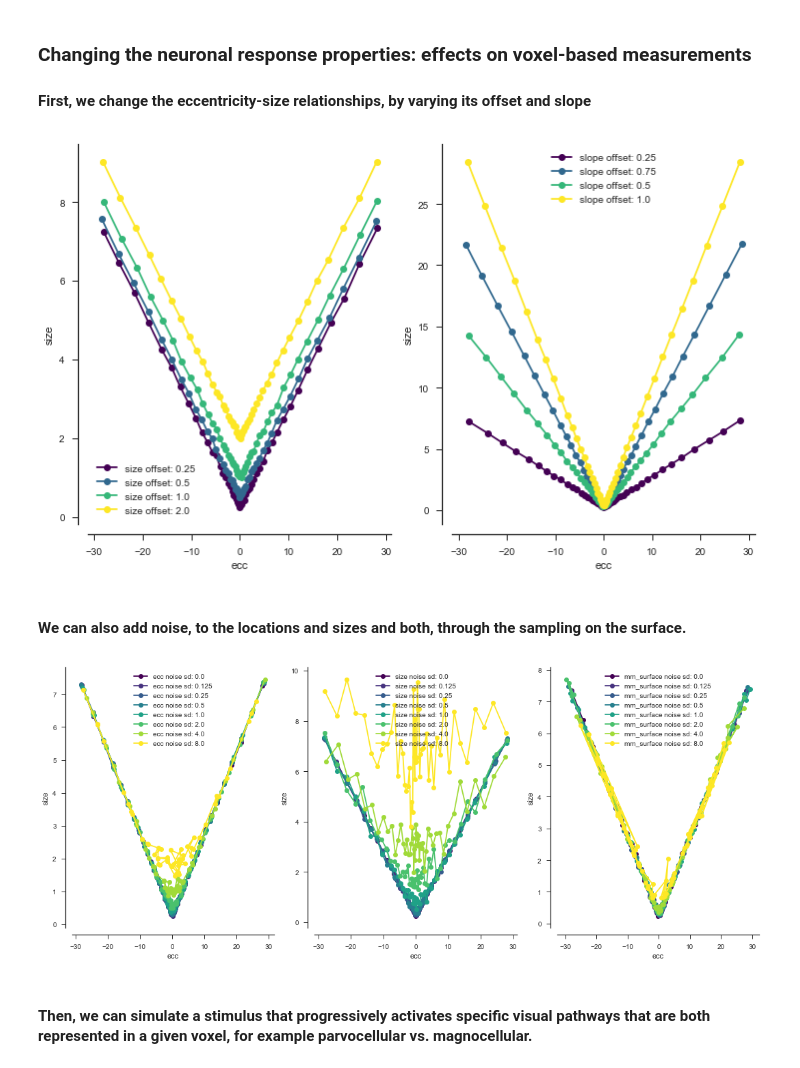
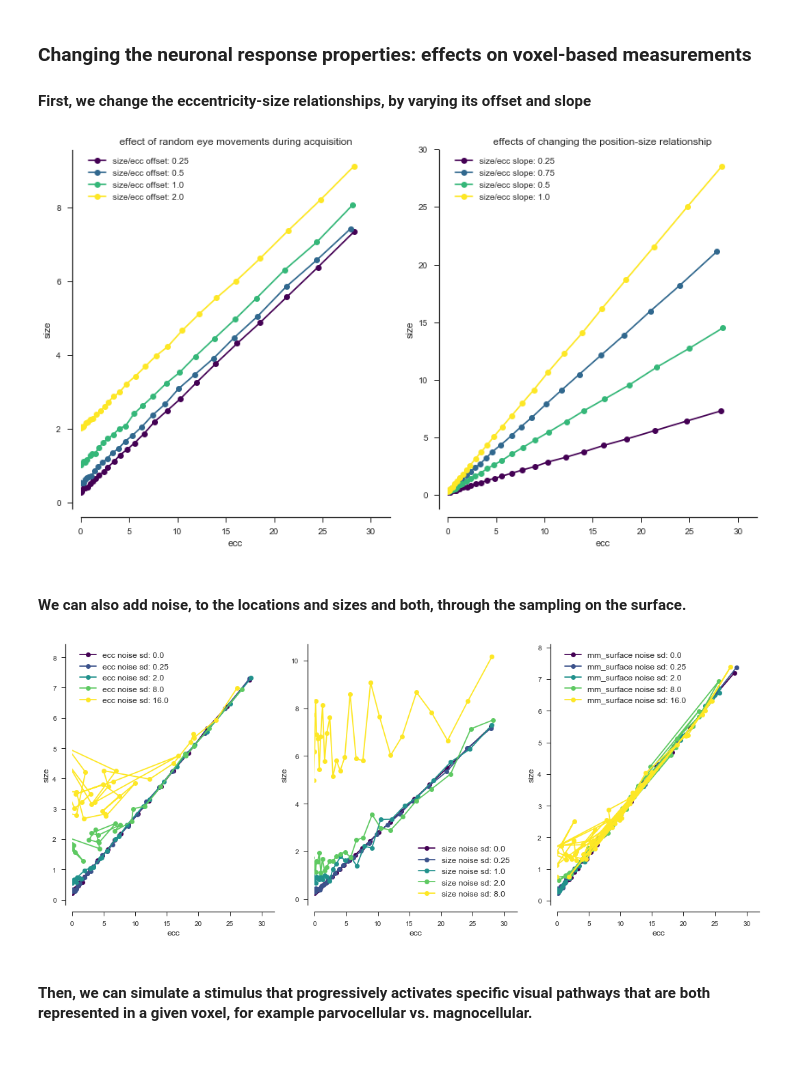
Before and after one commit to spinoza-centre/prf_simulations, a Jupyter notebook: prf_simulations.ipynb, the cells around one changed output. Saved outputs shown, nothing was run; the diff lists cells and outputs as text; code cells hidden in the pictures.

Commit message:
updated pdfs and visualization

```diff
--- a/prf_simulations.ipynb
+++ b/prf_simulations.ipynb
@@ -84,76 +87,90 @@ def gauss_AF_neurons(neurons, ecc_AF=0.0, size_AF=1.0):
 # %%
 size_offsets = [0.25,0.5,1.0,2.0]
 col = pl.cm.viridis(np.linspace(0,1,len(size_offsets)))
 
 f = pl.figure(figsize=(12,7))
 s = f.add_subplot(121)
 s.set_ylabel('size')
 s.set_xlabel('ecc')
-for i, s in enumerate(size_offsets):
-    mean_df = neurons_to_voxels(create_neurons(neuron_ecc_size_int=s),
+s.set_title('effect of random eye movements during acquisition')
+for i, so in enumerate(size_offsets):
+    mean_df = neurons_to_voxels(create_neurons(neuron_ecc_size_int=so),
                                 voxel_size=voxel_size, binning_column='mm_from_fovea')
-    pl.plot(mean_df['ecc'], mean_df['size'], c = col[i], marker = 'o', label = 'size offset: ' + str(s))
+    pl.plot(mean_df['ecc'], mean_df['size'], c = col[i], marker = 'o', label = 'size/ecc offset: ' + str(so))
+s.set_xlim([0,32])
 pl.legend()
+
 sn.despine(offset=10)
 
 slope_offsets = [0.25,0.75,0.5,1.0]
 
 # f = pl.figure(figsize=(9,9))
 s = f.add_subplot(122)
 s.set_ylabel('size')
 s.set_xlabel('ecc')
-for i, s in enumerate(slope_offsets):
-    mean_df = neurons_to_voxels(create_neurons(neuron_ecc_size_slope=s),
+s.set_title('effects of changing the position-size relationship')
+for i, so in enumerate(slope_offsets):
+    mean_df = neurons_to_voxels(create_neurons(neuron_ecc_size_slope=so),
                                 voxel_size=voxel_size, binning_column='mm_from_fovea')
-    pl.plot(mean_df['ecc'], mean_df['size'], c = col[i], marker = 'o', label = 'slope offset: ' + str(s))
+    pl.plot(mean_df['ecc'], mean_df['size'], c = col[i], marker = 'o', label = 'size/ecc slope: ' + str(so))
+s.set_xlim([0,32])
 pl.legend()
 sn.despine(offset=10)
+pl.tight_layout()
+pl.savefig('figs/eccen-sizes.pdf')
 # %% [output]
-[figure, old version]
+[figure, new version]
 # %% [markdown]
 #### We can also add noise, to the locations and sizes and both, through the sampling on the surface.
 # %%
-ecc_sds = [0.0, 0.125, 0.25, 0.5, 1.0, 2.0, 4.0, 8.0]
+# plotting pars
+fs = 12
+leg_loc = 1
+
+ecc_sds = [0.0, 0.25, 2.0, 8.0, 16.0]
 col = pl.cm.viridis(np.linspace(0,1,len(ecc_sds)))
 
 f = pl.figure(figsize=(18,7))
 s = f.add_subplot(131)
-s.set_ylabel('size')
-s.set_xlabel('ecc')
-for i, s in enumerate(ecc_sds):
-    mean_df = neurons_to_voxels(create_neurons(neuron_ecc_sd=s),
+s.set_ylabel('size', fontsize=fs)
+s.set_xlabel('ecc', fontsize=fs)
+for i, sd in enumerate(ecc_sds):
+    mean_df = neurons_to_voxels(create_neurons(neuron_ecc_sd=sd),
                                 voxel_size=voxel_size, binning_column='mm_from_fovea')
-    pl.plot(mean_df['ecc'], mean_df['size'], c = col[i], marker = 'o', label = 'ecc noise sd: ' + str(s))
-pl.legend()
+    pl.plot(mean_df['ecc'], mean_df['size'], c = col[i], marker = 'o', label = 'ecc noise sd: ' + str(sd))
+s.set_xlim([0,32])
+pl.legend(fontsize=fs)
 sn.despine(offset=10)
 
-size_sds = [0.0, 0.125, 0.25, 0.5, 1.0, 2.0, 4.0, 8.0]
+size_sds = [0.0, 0.25, 1.0, 2.0, 8.0]
 
 # f = pl.figure(figsize=(9,9))
 s = f.add_subplot(132)
-s.set_ylabel('size')
-s.set_xlabel('ecc')
-for i, s in enumerate(size_sds):
-    mean_df = neurons_to_voxels(create_neurons(neuron_ecc_sd=0, neuron_size_sd=s),
+s.set_ylabel('size', fontsize=fs)
+s.set_xlabel('ecc', fontsize=fs)
+for i, sd in enumerate(size_sds):
+    mean_df = neurons_to_voxels(create_neurons(neuron_ecc_sd=0, neuron_size_sd=sd),
                                 voxel_size=voxel_size, binning_column='mm_from_fovea')
-    pl.plot(mean_df['ecc'], mean_df['size'], c = col[i], marker = 'o', label = 'size noise sd: ' + str(s))
-pl.legend()
+    pl.plot(mean_df['ecc'], mean_df['size'], c = col[i], marker = 'o', label = 'size noise sd: ' + str(sd))
+s.set_xlim([0,32])
+pl.legend(fontsize=fs)
 sn.despine(offset=10)
 
-mm_sds = [0.0, 0.125, 0.25, 0.5, 1.0, 2.0, 4.0, 8.0]
+mm_sds = [0.0, 0.25, 2.0, 8.0, 16.0]
 
 # f = pl.figure(figsize=(9,9))
 s = f.add_subplot(133)
-s.set_ylabel('size')
-s.set_xlabel('ecc')
-for i, s in enumerate(mm_sds):
-    mean_df = neurons_to_voxels(create_neurons(neuron_size_sd=0.25, neuron_mm_from_fovea_sd=s),
+s.set_ylabel('size', fontsize=fs)
+s.set_xlabel('ecc', fontsize=fs)
+for i, sd in enumerate(mm_sds):
+    mean_df = neurons_to_voxels(create_neurons(neuron_size_sd=0.25, neuron_mm_from_fovea_sd=sd),
                                 voxel_size=voxel_size, binning_column='mm_from_fovea')
-    pl.plot(mean_df['ecc'], mean_df['size'], c = col[i], marker = 'o', label = 'mm_surface noise sd: ' + str(s))
-pl.legend()
+    pl.plot(mean_df['ecc'], mean_df['size'], c = col[i], marker = 'o', label = 'mm_surface noise sd: ' + str(sd))
+s.set_xlim([0,32])
+pl.legend(fontsize=fs)
 sn.despine(offset=10)
 # %% [output]
-[figure, old version]
+[figure, new version]
 # %% [markdown]
 #### Then, we can simulate a stimulus that progressively activates specific visual pathways that are both represented in a given voxel, for example parvocellular vs. magnocellular.
 # %%
```
Also changed, not shown: parts of 15 cells of this notebook, 6 other files.
